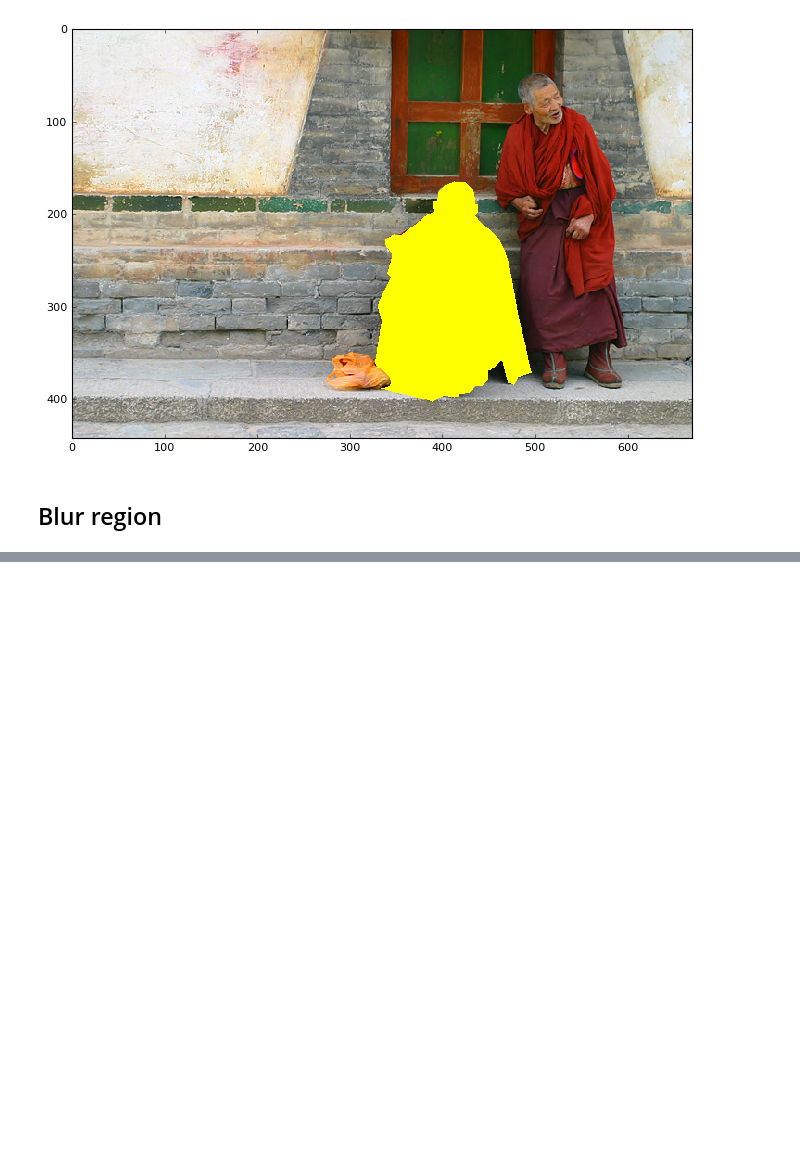
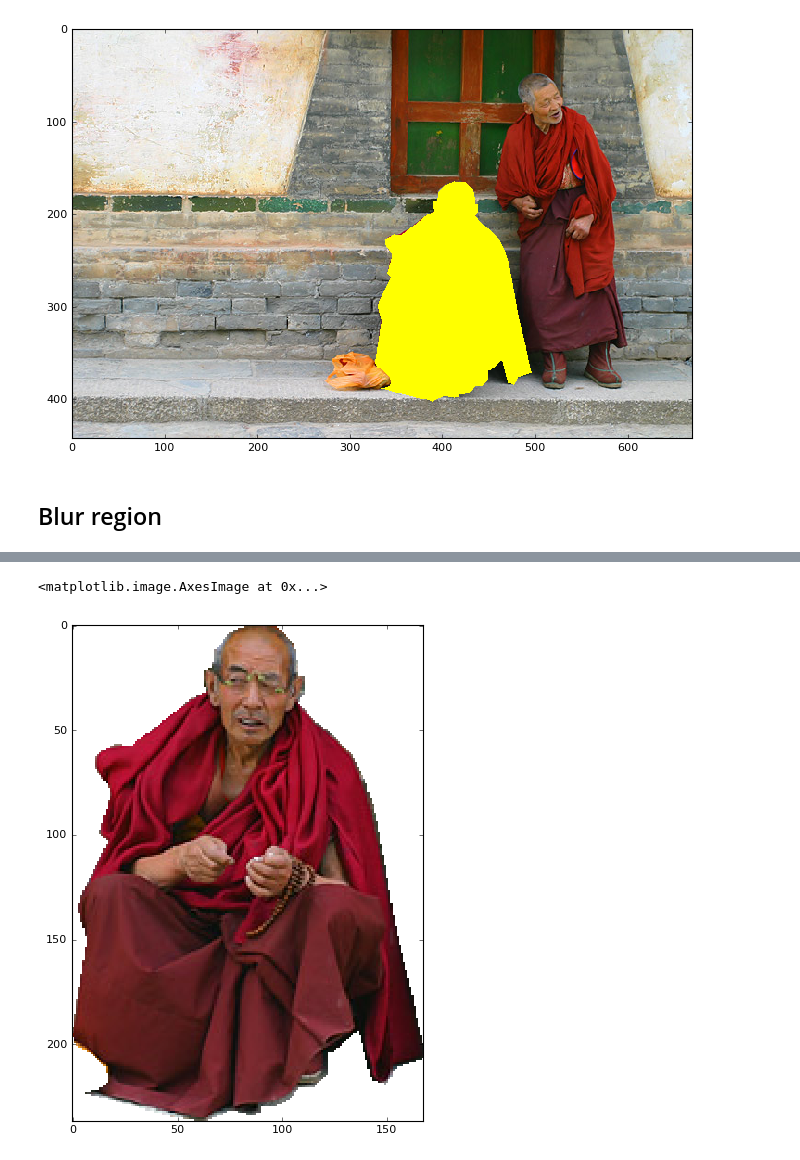
Before and after one commit to tribhuvanesh/visual_redactions, a Jupyter notebook: notebooks/2017-07-08-redaction-strategies.ipynb, the cells around one changed output, grey strips where cells are left out. Cells and saved outputs as stored; diff of their text form; code cells hidden in the pictures; blank space fills up the shorter version.

```diff
--- a/notebooks/2017-07-08-redaction-strategies.ipynb
+++ b/notebooks/2017-07-08-redaction-strategies.ipynb
@@ -140,0 +209,37 @@ def blur_region(org_im, poly):
+# %%
+def crop_region(org_im, poly, return_cropped=True):
+    im = org_im.copy()
+
+    # Generate a mask for the polygon
+    im_array = np.asarray(im).copy()
+    mask_im = Image.new('L', (im_array.shape[1], im_array.shape[0]), 0)
+    ImageDraw.Draw(mask_im).polygon(poly, outline=1, fill=1)
+    mask = np.array(mask_im)
+
+    new_im_array = np.ones_like(im_array) * 255
+
+    # Copy this region from the blurred image on to the original
+    new_im_array[mask.astype(bool)] = im_array[mask.astype(bool)]
+
+    # Instance is most likely surrounded by whitespace. Crop such that this is removed
+    if return_cropped:
+        min_i = np.where(np.sum(mask, axis=1) > 0)[0][0]   # First non-zero element when summed column-wise
+        min_j = np.where(np.sum(mask, axis=0) > 0)[0][0]   # First non-zero element when summed row-wise
+        max_i = np.where(np.sum(mask, axis=1) > 0)[0][-1]   # Last non-zero element when summed column-wise
+        max_j = np.where(np.sum(mask, axis=0) > 0)[0][-1]   # Last non-zero element when summed row-wise
+
+        new_im_array = new_im_array[min_i:max_i, min_j:max_j]
+
+
+    new_im = Image.fromarray(new_im_array)
+
+    if new_im.mode != 'RGB':
+        new_im = new_im.convert('RGB')
+
+    return new_im
+# %%
+plt.clf()
+plt.imshow(crop_region(im, poly))
+# %% [output]
+<matplotlib.image.AxesImage at 0x...>
+[figure, added]
```
Also changed, not shown: parts of 8 cells of this notebook, 3 other files.
